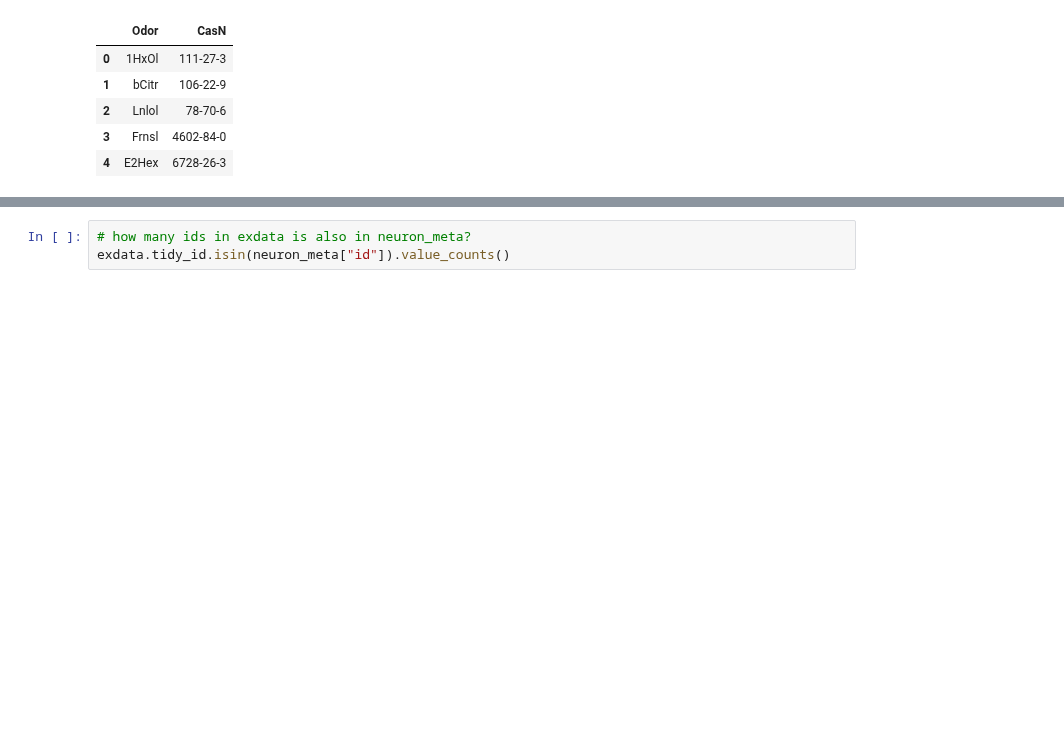
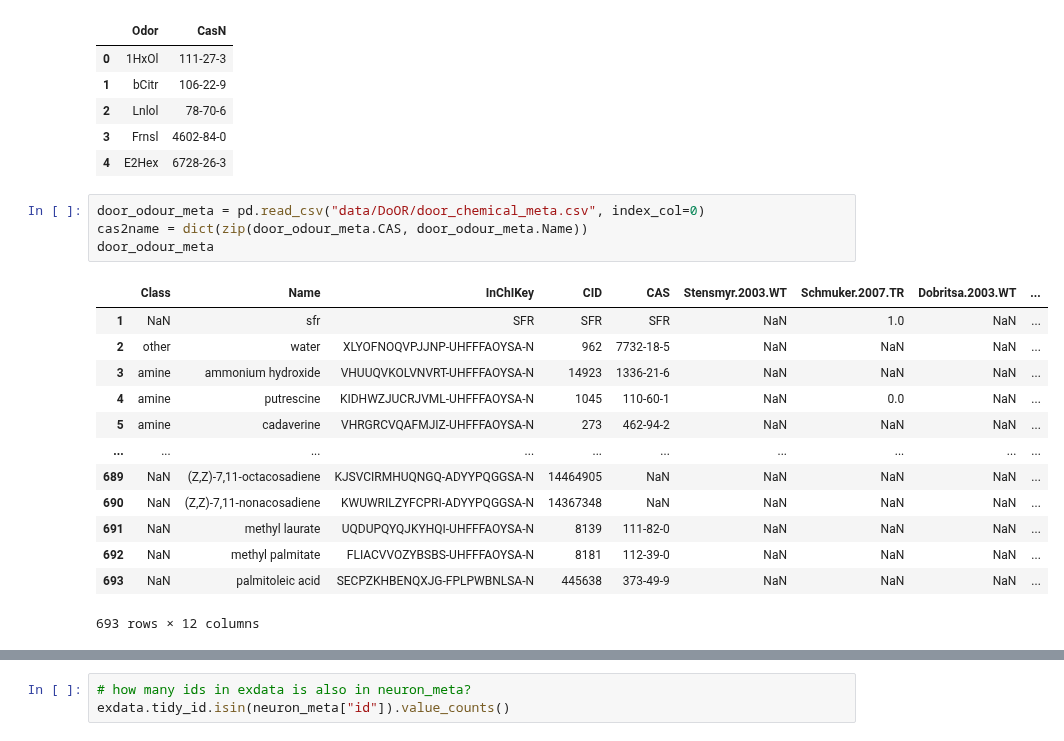
Before and after one commit to YijieYin/connectome_data_prep, a Jupyter notebook: frechter_2019_dataprep.ipynb, the cells around one changed output, grey strips where cells are left out. Saved outputs shown, nothing was run; the diff lists cells and outputs as text; blank space fills up the shorter version.

```diff
--- a/frechter_2019_dataprep.ipynb
+++ b/frechter_2019_dataprep.ipynb
@@ -61,6 +63,24 @@ odourcas.head()
 | 2 | Lnlol | 78-70-6 |
 | 3 | Frnsl | 4602-84-0 |
 | 4 | E2Hex | 6728-26-3 |
+# %%
+door_odour_meta = pd.read_csv("data/DoOR/door_chemical_meta.csv", index_col=0)
+cas2name = dict(zip(door_odour_meta.CAS, door_odour_meta.Name))
+door_odour_meta
+# %% [output]
+|  | Class | Name | InChIKey | CID | CAS | Stensmyr.2003.WT | Schmuker.2007.TR | Dobritsa.2003.WT | ... |
+| 1 | NaN | sfr | SFR | SFR | SFR | NaN | 1.0 | NaN | ... |
+| 2 | other | water | XLYOFNOQVPJJNP-UHFFFAOYSA-N | 962 | 7732-18-5 | NaN | NaN | NaN | ... |
+| 3 | amine | ammonium hydroxide | VHUUQVKOLVNVRT-UHFFFAOYSA-N | 14923 | 1336-21-6 | NaN | NaN | NaN | ... |
+| 4 | amine | putrescine | KIDHWZJUCRJVML-UHFFFAOYSA-N | 1045 | 110-60-1 | NaN | 0.0 | NaN | ... |
+| 5 | amine | cadaverine | VHRGRCVQAFMJIZ-UHFFFAOYSA-N | 273 | 462-94-2 | NaN | NaN | NaN | ... |
+| ... | ... | ... | ... | ... | ... | ... | ... | ... | ... |
+| 689 | NaN | (Z,Z)-7,11-octacosadiene | KJSVCIRMHUQNGQ-ADYYPQGGSA-N | 14464905 | NaN | NaN | NaN | NaN | ... |
+| 690 | NaN | (Z,Z)-7,11-nonacosadiene | KWUWRILZYFCPRI-ADYYPQGGSA-N | 14367348 | NaN | NaN | NaN | NaN | ... |
+| 691 | NaN | methyl laurate | UQDUPQYQJKYHQI-UHFFFAOYSA-N | 8139 | 111-82-0 | NaN | NaN | NaN | ... |
+| 692 | NaN | methyl palmitate | FLIACVVOZYBSBS-UHFFFAOYSA-N | 8181 | 112-39-0 | NaN | NaN | NaN | ... |
+| 693 | NaN | palmitoleic acid | SECPZKHBENQXJG-FPLPWBNLSA-N | 445638 | 373-49-9 | NaN | NaN | NaN | ... |
+693 rows × 12 columns
 # %%
 # this maps from cas numbers to odour full names
 odour_meta = pd.read_csv("data/Frechter_2019_supp/odour_fullname.csv")
```
Also changed, not shown: parts of 10 cells of this notebook, 2 other files.
